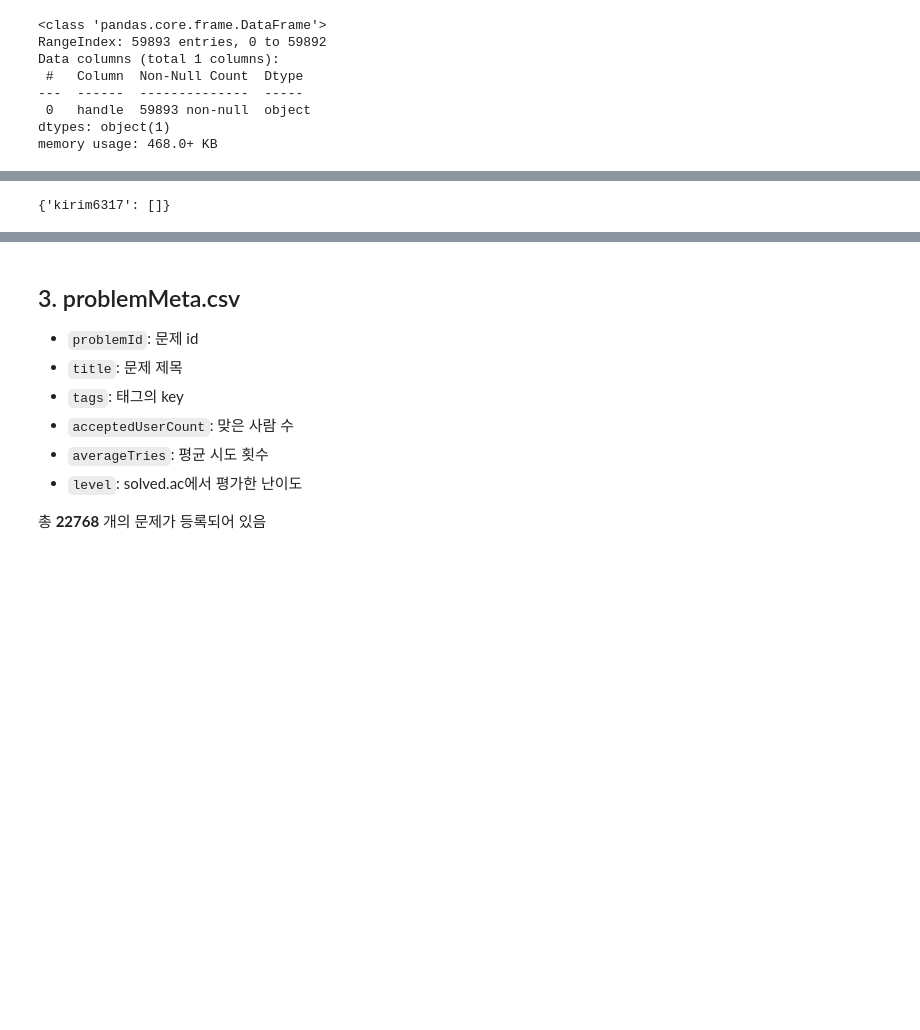
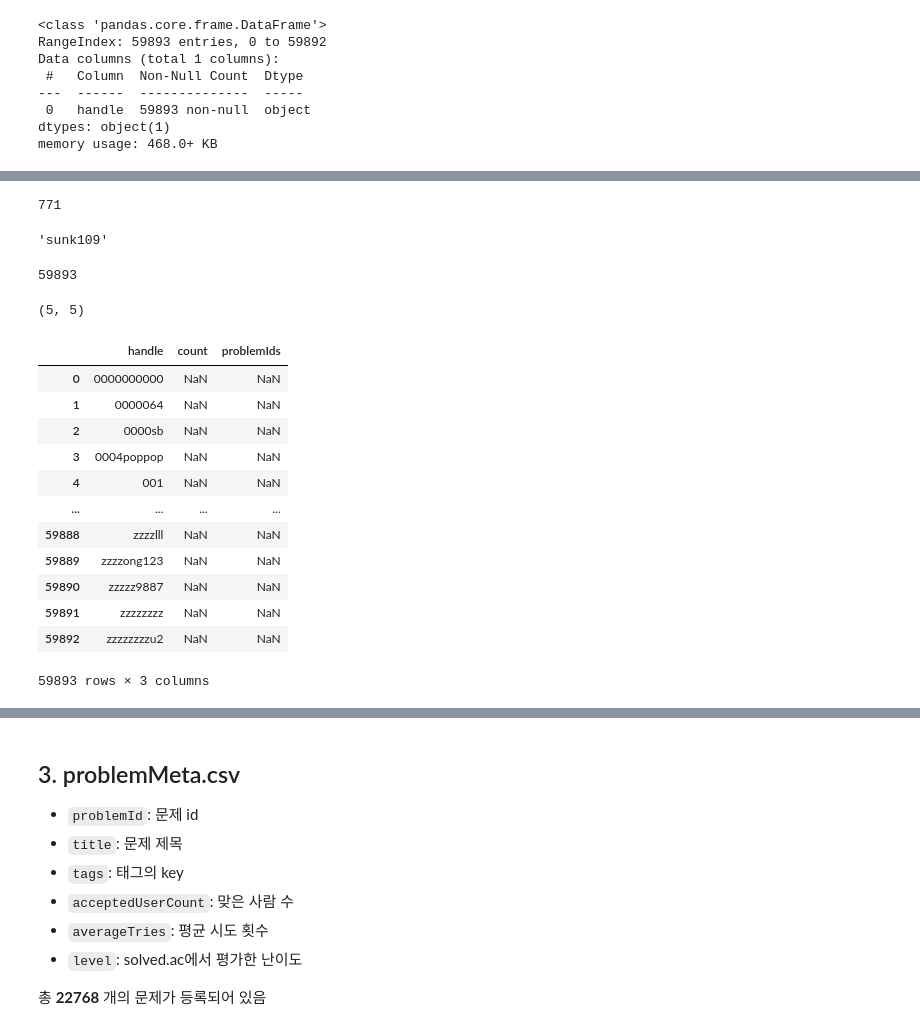
Before and after one commit to Capstone-Algo-Recommendation/ML-recommendation, a Jupyter notebook: data/get_data.ipynb, the cells around one changed output, grey strips where cells are left out. Saved outputs shown, nothing was run; the diff lists cells and outputs as text; code cells hidden in the pictures; blank space fills up the shorter version.

Commit message:
데이터 수집: solvedProblem

```diff
--- a/data/get_data.ipynb
+++ b/data/get_data.ipynb
@@ -151,4 +145,36 @@ count
-# %%
-problemIds
-# %% [output]
-{'kirim6317': []}
+# %%
+id_num
+# %% [output]
+771
+# %%
+id_list[500]
+# %% [output]
+'sunk109'
+# %%
+len(id_list)
+# %% [output]
+59893
+# %%
+count['sunk109'], len(problemIds['sunk109'])
+# %% [output]
+(5, 5)
+# %%
+solvedProblem = pd.DataFrame(columns = ['handle', 'count', 'problemIds'])
+solvedProblem['handle'] = id_list
+solvedProblem = solvedProblem.sort_values(by=['handle'])
+solvedProblem = solvedProblem.reset_index(drop=True)
+solvedProblem
+# %% [output]
+|  | handle | count | problemIds |
+| 0 | 0000000000 | NaN | NaN |
+| 1 | 0000064 | NaN | NaN |
+| 2 | 0000sb | NaN | NaN |
+| 3 | 0004poppop | NaN | NaN |
+| 4 | 001 | NaN | NaN |
+| ... | ... | ... | ... |
+| 59888 | zzzzlll | NaN | NaN |
+| 59889 | zzzzong123 | NaN | NaN |
+| 59890 | zzzzz9887 | NaN | NaN |
+| 59891 | zzzzzzzz | NaN | NaN |
+| 59892 | zzzzzzzzu2 | NaN | NaN |
+59893 rows × 3 columns
```
Also changed, not shown: parts of 24 cells of this notebook.
